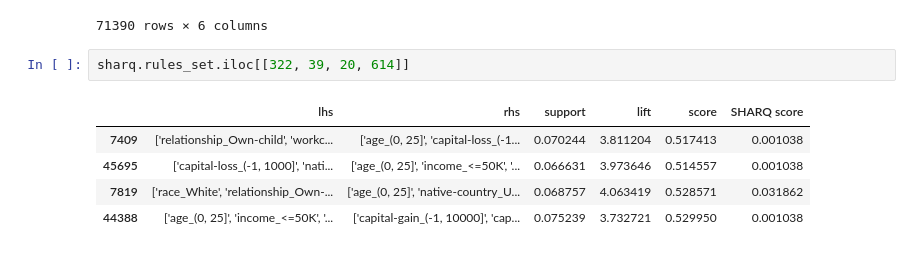
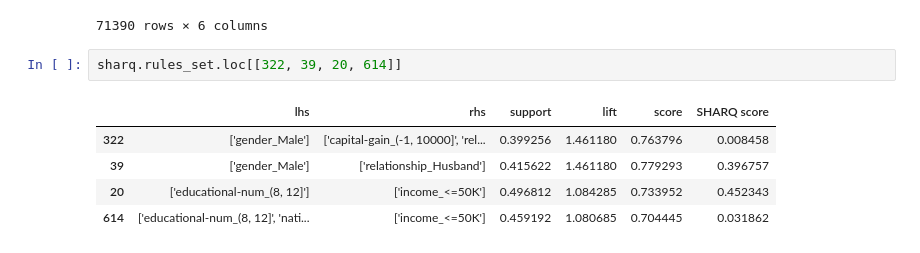
Before and after one commit to hadarib123/SHARQ-demo, a Jupyter notebook: example_notebook_demo_adult.ipynb, the cells around one changed output. Cells and saved outputs as stored; diff of their text form.

```diff
--- a/example_notebook_demo_adult.ipynb
+++ b/example_notebook_demo_adult.ipynb
@@ -101,10 +101,10 @@ sharq.rules_set
 | 6116 | ['age_(0, 25]', 'educational-num_... | ['capital-gain_(-1, 10000]', 'cap... | 0.054091 | 1.050001 | 0.238319 | 0.001038 |
 71390 rows × 6 columns
 # %%
-sharq.rules_set.iloc[[322, 39, 20, 614]]
+sharq.rules_set.loc[[322, 39, 20, 614]]
 # %% [output]
 |  | lhs | rhs | support | lift | score | SHARQ score |
-| 7409 | ['relationship_Own-child', 'workc... | ['age_(0, 25]', 'capital-loss_(-1... | 0.070244 | 3.811204 | 0.517413 | 0.001038 |
-| 45695 | ['capital-loss_(-1, 1000]', 'nati... | ['age_(0, 25]', 'income_<=50K', '... | 0.066631 | 3.973646 | 0.514557 | 0.001038 |
-| 7819 | ['race_White', 'relationship_Own-... | ['age_(0, 25]', 'native-country_U... | 0.068757 | 4.063419 | 0.528571 | 0.031862 |
-| 44388 | ['age_(0, 25]', 'income_<=50K', '... | ['capital-gain_(-1, 10000]', 'cap... | 0.075239 | 3.732721 | 0.529950 | 0.001038 |
+| 322 | ['gender_Male'] | ['capital-gain_(-1, 10000]', 'rel... | 0.399256 | 1.461180 | 0.763796 | 0.008458 |
+| 39 | ['gender_Male'] | ['relationship_Husband'] | 0.415622 | 1.461180 | 0.779293 | 0.396757 |
+| 20 | ['educational-num_(8, 12]'] | ['income_<=50K'] | 0.496812 | 1.084285 | 0.733952 | 0.452343 |
+| 614 | ['educational-num_(8, 12]', 'nati... | ['income_<=50K'] | 0.459192 | 1.080685 | 0.704445 | 0.031862 |
```
